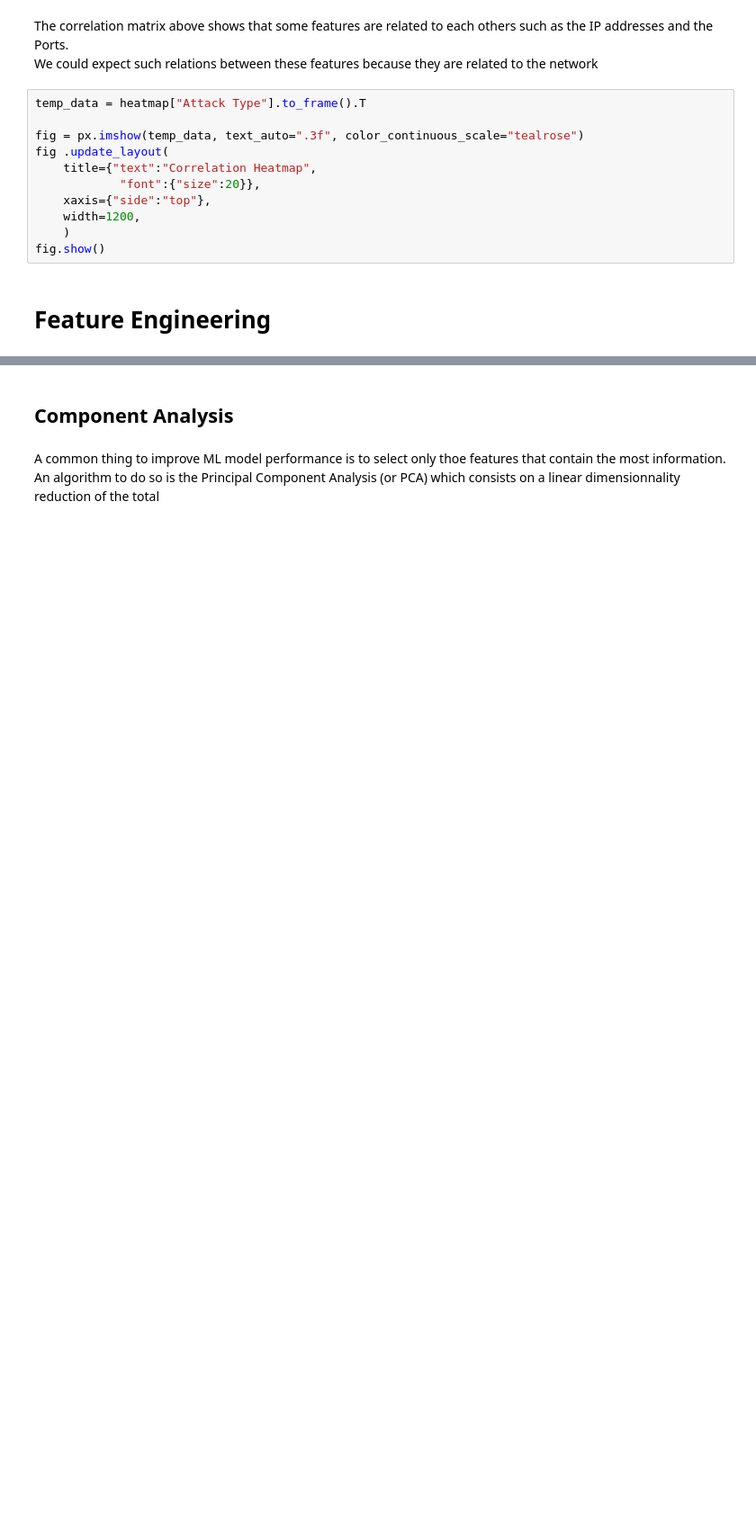
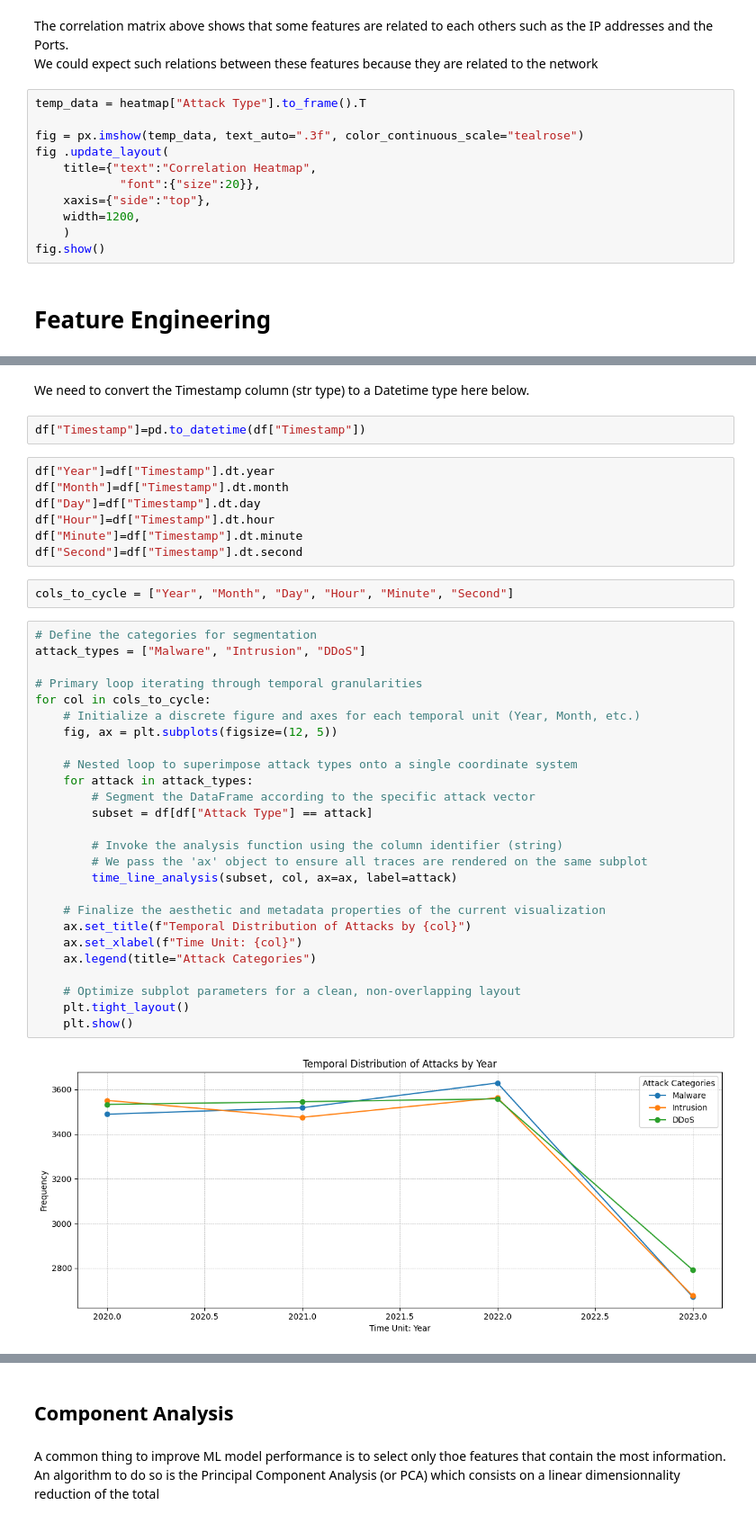
Before and after one commit to florianrst/CyberSecurity_ML, a Jupyter notebook: Main_Notebook.ipynb, the cells around one changed output, grey strips where cells are left out. Shown at 90% size. Cells and saved outputs as stored; diff of their text form; blank space fills up the shorter version.

Commit message:
Update of the Main Notebook - adding comment and small analysis

```diff
--- a/Main_Notebook.ipynb
+++ b/Main_Notebook.ipynb
@@ -498,0 +696,41 @@ fig.show()
+# %% [markdown]
+We need to convert the Timestamp column (str type) to a Datetime type here below.
+# %%
+df["Timestamp"]=pd.to_datetime(df["Timestamp"])
+# %%
+df["Year"]=df["Timestamp"].dt.year
+df["Month"]=df["Timestamp"].dt.month
+df["Day"]=df["Timestamp"].dt.day
+df["Hour"]=df["Timestamp"].dt.hour
+df["Minute"]=df["Timestamp"].dt.minute
+df["Second"]=df["Timestamp"].dt.second
+# %%
+cols_to_cycle = ["Year", "Month", "Day", "Hour", "Minute", "Second"]
+# %%
+# Define the categories for segmentation
+attack_types = ["Malware", "Intrusion", "DDoS"]
+
+# Primary loop iterating through temporal granularities
+for col in cols_to_cycle:
+    # Initialize a discrete figure and axes for each temporal unit (Year, Month, etc.)
+    fig, ax = plt.subplots(figsize=(12, 5))
+
+    # Nested loop to superimpose attack types onto a single coordinate system
+    for attack in attack_types:
+        # Segment the DataFrame according to the specific attack vector
+        subset = df[df["Attack Type"] == attack]
+
+        # Invoke the analysis function using the column identifier (string)
+        # We pass the 'ax' object to ensure all traces are rendered on the same subplot
+        time_line_analysis(subset, col, ax=ax, label=attack)
+
+    # Finalize the aesthetic and metadata properties of the current visualization
+    ax.set_title(f"Temporal Distribution of Attacks by {col}")
+    ax.set_xlabel(f"Time Unit: {col}")
+    ax.legend(title="Attack Categories")
+
+    # Optimize subplot parameters for a clean, non-overlapping layout
+    plt.tight_layout()
+    plt.show()
+# %% [output]
+[figure, added]
```
Also changed, not shown: parts of 40 cells of this notebook.
